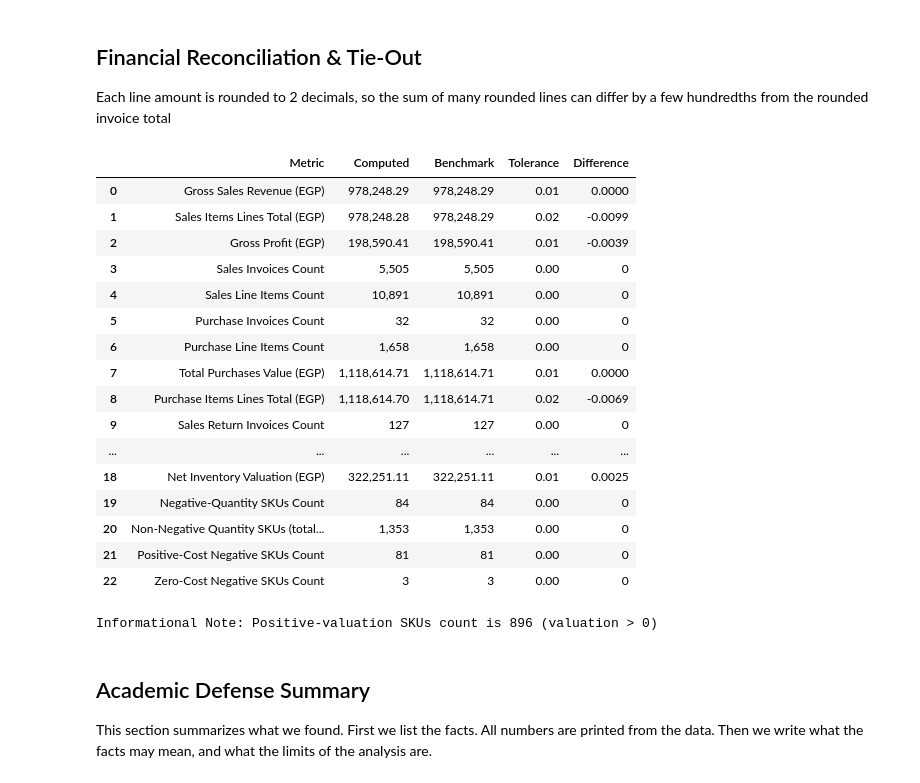
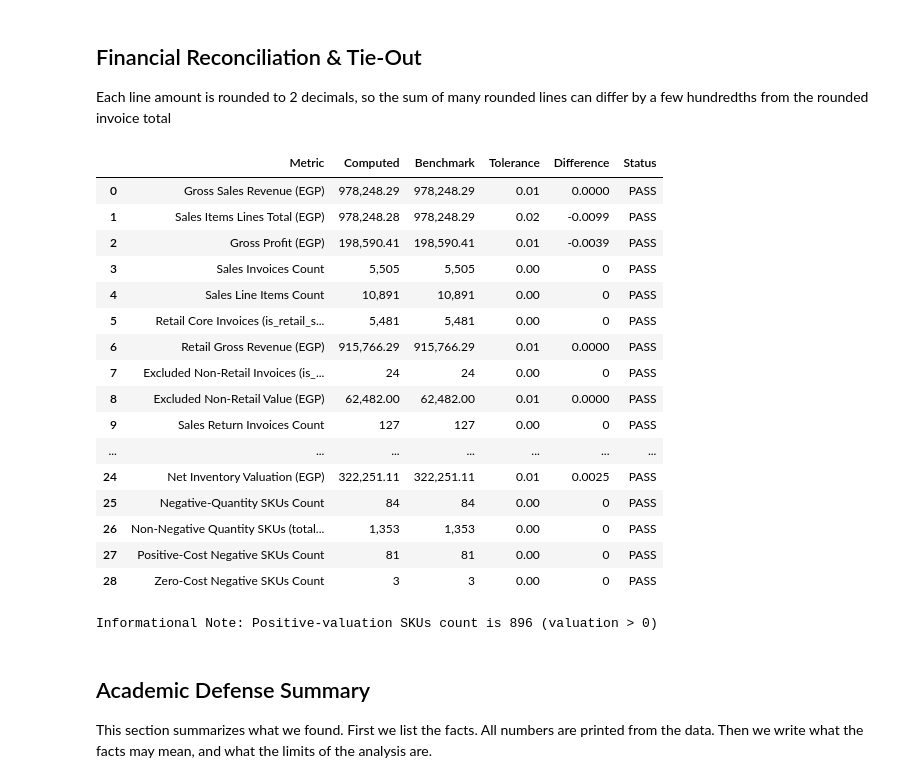
Before and after one commit to adhamahmed52g52-hash/Cosmetics-Store-Analytics-Business-Intelligence, a Jupyter notebook: notebooks/cosmetics_data_analysis.ipynb, the cells around one changed output. Saved outputs shown, nothing was run; the diff lists cells and outputs as text; code cells hidden in the pictures.

```diff
--- a/notebooks/cosmetics_data_analysis.ipynb
+++ b/notebooks/cosmetics_data_analysis.ipynb
@@ -27,12 +27,18 @@ plt.rcParams['figure.titlesize'] = 12  #--> بيحدد حجم خط العناو
 Load Standardized Datasets
 # %%
 current_dir = Path.cwd()  #--> cwd() --> بيرجع مسار مجلد العمل الحالي
-if current_dir.name == "notebooks":  #--> بيتحقق لو المسار الحالي داخل مجلد notebooks
-    project_root = current_dir.parent  #--> parent --> بيرجع للمجلد الرئيسي للمشروع
-else:  #--> في حالة لو كنا بالفعل في المجلد الرئيسي
-    project_root = current_dir  #--> بيعتمد المجلد الحالي كمسار رئيسي
-
-data_dir = project_root / "data" / "processed"  #--> بيحدد مسار مجلد البيانات النظيفة الجاهزة للتحليل
+if (current_dir / "data" / "processed").exists():  #--> فحص وجود مجلد البيانات في المسار الحالي
+    project_root = current_dir
+    data_dir = current_dir / "data" / "processed"
+elif (current_dir / "cosmetics_store_rebuild" / "data" / "processed").exists():  #--> فحص وجوده داخل مجلد المشروع
+    project_root = current_dir / "cosmetics_store_rebuild"
+    data_dir = project_root / "data" / "processed"
+elif (current_dir.parent / "data" / "processed").exists():  #--> فحص وجوده في المجلد الأب
+    project_root = current_dir.parent
+    data_dir = project_root / "data" / "processed"
+else:
+    project_root = current_dir
+    data_dir = current_dir / "data" / "processed"
 
 print("Project Root:", project_root)  #--> print() --> بيطبع المسار الرئيسي
 print("Data Directory:", data_dir)  #--> print() --> بيطبع مسار مجلد البيانات
@@ -1010,68 +1052,75 @@ purchase_items_line_sum = purchase_items_df['line_final'].sum()  #--> sum() -->
 returns_items_line_sum = returns_items_df['line_final'].sum()  #--> sum() --> بيحسب مجموع سطور بنود المرتجعات
 
 recon_specs = [  #--> قائمة تضم مواصفات المطابقة المالية والتشغيلية لكل مقياس
-    ("Gross Sales Revenue (EGP)", total_revenue, 978248.29, 0.01, False),  #--> مطابقة إجمالي الإيرادات
+    ("Gross Sales Revenue (EGP)", total_revenue, 978248.29, 0.01, False),  #--> مطابقة إجمالي الإيرادات المسجلة
     ("Sales Items Lines Total (EGP)", sales_items_line_sum, 978248.29, 0.02, False),  #--> مطابقة مجموع بنود المبيعات
     ("Gross Profit (EGP)", total_profit, 198590.41, 0.01, False),  #--> مطابقة مجمل الأرباح
     ("Sales Invoices Count", total_invoices, 5505, 0.00, True),  #--> مطابقة عدد فواتير المبيعات
     ("Sales Line Items Count", len(sales_items_df), 10891, 0.00, True),  #--> len() --> مطابقة عدد بنود فواتير المبيعات
-    ("Purchase Invoices Count", len(purchase_invoices_df), 32, 0.00, True),  #--> len() --> مطابقة عدد فواتير المشتريات
-    ("Purchase Line Items Count", len(purchase_items_df), 1658, 0.00, True),  #--> len() --> مطابقة عدد بنود فواتير المشتريات
-    ("Total Purchases Value (EGP)", purchase_invoices_df['final_total'].sum(), 1118614.71, 0.01, False),  #--> sum() --> مطابقة إجمالي قيمة المشتريات
-    ("Purchase Items Lines Total (EGP)", purchase_items_line_sum, 1118614.71, 0.02, False),  #--> sum() --> مطابقة مجموع بنود المشتريات
+    ("Retail Core Invoices (is_retail_sale=1)", len(retail_sales), 5481, 0.00, True),  #--> مطابقة عدد فواتير التجزئة الحقيقية
+    ("Retail Gross Revenue (EGP)", retail_gross_rev, 915766.29, 0.01, False),  #--> مطابقة إجمالي إيراد التجزئة
+    ("Excluded Non-Retail Invoices (is_retail_sale=0)", len(non_retail_txns), 24, 0.00, True),  #--> مطابقة عدد المعاملات غير البيعية المستبعدة
+    ("Excluded Non-Retail Value (EGP)", non_retail_txns['final_total'].sum(), 62482.00, 0.01, False),  #--> مطابقة قيمة المعاملات غير البيعية
     ("Sales Return Invoices Count", len(returns_invoices_df), 127, 0.00, True),  #--> len() --> مطابقة عدد فواتير المرتجعات
     ("Sales Return Items Count", len(returns_items_df), 157, 0.00, True),  #--> len() --> مطابقة عدد بنود المرتجعات
     ("Total Returns Value (EGP)", returns_invoices_df['final_total'].sum(), -13779.78, 0.01, False),  #--> sum() --> مطابقة إجمالي قيمة المرتجعات
     ("Return Items Lines Total (EGP)", returns_items_line_sum, -13779.78, 0.02, False),  #--> sum() --> مطابقة مجموع بنود المرتجعات
     ("Returns Profit Impact (EGP)", returns_items_df['profit'].sum(), -3020.12, 0.01, False),  #--> sum() --> مطابقة أثر المرتجعات على الأرباح
+    ("Retail Net Revenue (915.7k - Returns)", retail_net_rev, 901986.51, 0.01, False),  #--> صافي مبيعات التجزئة بعد خصم المرتجعات
+    ("Retail Net Profit (195.5k - Returns Profit)", retail_net_prof, 192534.06, 0.01, False),  #--> صافي أرباح التجزئة بعد خصم المرتجعات
+    ("Purchase Invoices Count", len(purchase_invoices_df), 32, 0.00, True),  #--> len() --> مطابقة عدد فواتير المشتريات
+    ("Purchase Line Items Count", len(purchase_items_df), 1658, 0.00, True),  #--> len() --> مطابقة عدد بنود فواتير المشتريات
+    ("Total Purchases Value (EGP)", purchase_invoices_df['final_total'].sum(), 1118614.71, 0.01, False),  #--> sum() --> مطابقة إجمالي قيمة المشتريات
+    ("Purchase Items Lines Total (EGP)", purchase_items_line_sum, 1118614.71, 0.02, False),  #--> sum() --> مطابقة مجموع بنود المشتريات
     ("Total Catalog SKUs", len(products_df), 1437, 0.00, True),  #--> len() --> مطابقة إجمالي عدد الأصناف في الكتالوج
     ("Total Accounts Count", len(accounts_df), 37, 0.00, True),  #--> len() --> مطابقة إجمالي عدد الحسابات
     ("Positive Stock Valuation (EGP)", positive_valuation_val, 336052.21, 0.01, False),  #--> مطابقة تقييم المخزون الموجب
     ("Negative Stock Impact (EGP)", negative_valuation_val, -13801.10, 0.01, False),  #--> مطابقة أثر المخزون السالب
     ("Net Inventory Valuation (EGP)", net_valuation, 322251.11, 0.01, False),  #--> مطابقة صافي تقييم المخزون
     ("Negative-Quantity SKUs Count", negative_qty_skus, 84, 0.00, True),  #--> مطابقة عدد الأصناف ذات الرصيد السالب
     ("Non-Negative Quantity SKUs (total_qty >= 0)", non_negative_qty_skus, 1353, 0.00, True),  #--> مطابقة عدد الأصناف ذات الرصيد غير السالب
     ("Positive-Cost Negative SKUs Count", negative_cost_skus, 81, 0.00, True),  #--> مطابقة الأصناف السالبة ذات التكلفة الموجبة
     ("Zero-Cost Negative SKUs Count", len(zero_cost_neg), 3, 0.00, True),  #--> len() --> مطابقة الأصناف السالبة ذات التكلفة الصفرية
 ]
 
 recon_rows = []  #--> قائمة لتجميع صفوف نتائج التدقيق والمطابقة
 for name, comp, bench, tol, is_cnt in recon_specs:  #--> حلقة تكرارية لفحص ومطابقة كل مقياس محسوب مع المعيار
     diff = comp - bench  #--> بيحسب الفرق الحسابي بين القيمة المحسوبة وقيمة المعيار
     status = "PASS" if abs(diff) <= tol + 1e-9 else "FAIL"  #--> abs() --> بيحدد حالة النجاح في حال كان الفرق ضمن حدود التفاوت المسموح بها
     comp_str = f"{int(comp):,d}" if is_cnt else f"{comp:,.2f}"  #--> int() --> بينسق القيمة المحسوبة إما كعدد صحيح أو رقم عشري
     bench_str = f"{int(bench):,d}" if is_cnt else f"{bench:,.2f}"  #--> int() --> بينسق قيمة المعيار المرجعي
     diff_str = f"{int(diff):,d}" if is_cnt else f"{diff:.4f}"  #--> int() --> بينسق فرق الحساب للتأكد من التطابق
     recon_rows.append({  #--> append() --> بيضيف نتيجة فحص المقياس إلى قائمة النتائج
-        "Metric": name,  #--> اسم المقياس
-        "Computed": comp_str,  #--> القيمة المحسوبة
-        "Benchmark": bench_str,  #--> القيمة المعيارية المعتمدة
-        "Tolerance": f"{tol:.2f}",  #--> حد التفاوت المسموح
-        "Difference": diff_str  #--> الفرق الفعلي
+        "Metric": name,
+        "Computed": comp_str,
+        "Benchmark": bench_str,
+        "Tolerance": f"{tol:.2f}",
+        "Difference": diff_str,
+        "Status": status
     })
 
 recon_df = pd.DataFrame(recon_rows)  #--> DataFrame() --> بينشئ جدول المطابقة الشامل للتحقق من الأرقام
 display(recon_df)  #--> display() --> بيعرض جدول نتائج المطابقة المالية والتشغيلية
 
 print(f"\nInformational Note: Positive-valuation SKUs count is {positive_valuation_skus} (valuation > 0)")  #--> print() --> بيطبع ملاحظة توضيحية لعدد الأصناف ذات التقييم الإيجابي
 # %% [output]
-|  | Metric | Computed | Benchmark | Tolerance | Difference |
-| 0 | Gross Sales Revenue (EGP) | 978,248.29 | 978,248.29 | 0.01 | 0.0000 |
-| 1 | Sales Items Lines Total (EGP) | 978,248.28 | 978,248.29 | 0.02 | -0.0099 |
-| 2 | Gross Profit (EGP) | 198,590.41 | 198,590.41 | 0.01 | -0.0039 |
-| 3 | Sales Invoices Count | 5,505 | 5,505 | 0.00 | 0 |
-| 4 | Sales Line Items Count | 10,891 | 10,891 | 0.00 | 0 |
-| 5 | Purchase Invoices Count | 32 | 32 | 0.00 | 0 |
-| 6 | Purchase Line Items Count | 1,658 | 1,658 | 0.00 | 0 |
-| 7 | Total Purchases Value (EGP) | 1,118,614.71 | 1,118,614.71 | 0.01 | 0.0000 |
-| 8 | Purchase Items Lines Total (EGP) | 1,118,614.70 | 1,118,614.71 | 0.02 | -0.0069 |
-| 9 | Sales Return Invoices Count | 127 | 127 | 0.00 | 0 |
-| ... | ... | ... | ... | ... | ... |
-| 18 | Net Inventory Valuation (EGP) | 322,251.11 | 322,251.11 | 0.01 | 0.0025 |
-| 19 | Negative-Quantity SKUs Count | 84 | 84 | 0.00 | 0 |
-| 20 | Non-Negative Quantity SKUs (total... | 1,353 | 1,353 | 0.00 | 0 |
-| 21 | Positive-Cost Negative SKUs Count | 81 | 81 | 0.00 | 0 |
-| 22 | Zero-Cost Negative SKUs Count | 3 | 3 | 0.00 | 0 |
+|  | Metric | Computed | Benchmark | Tolerance | Difference | Status |
+| 0 | Gross Sales Revenue (EGP) | 978,248.29 | 978,248.29 | 0.01 | 0.0000 | PASS |
+| 1 | Sales Items Lines Total (EGP) | 978,248.28 | 978,248.29 | 0.02 | -0.0099 | PASS |
+| 2 | Gross Profit (EGP) | 198,590.41 | 198,590.41 | 0.01 | -0.0039 | PASS |
+| 3 | Sales Invoices Count | 5,505 | 5,505 | 0.00 | 0 | PASS |
+| 4 | Sales Line Items Count | 10,891 | 10,891 | 0.00 | 0 | PASS |
+| 5 | Retail Core Invoices (is_retail_s... | 5,481 | 5,481 | 0.00 | 0 | PASS |
+| 6 | Retail Gross Revenue (EGP) | 915,766.29 | 915,766.29 | 0.01 | 0.0000 | PASS |
+| 7 | Excluded Non-Retail Invoices (is_... | 24 | 24 | 0.00 | 0 | PASS |
+| 8 | Excluded Non-Retail Value (EGP) | 62,482.00 | 62,482.00 | 0.01 | 0.0000 | PASS |
+| 9 | Sales Return Invoices Count | 127 | 127 | 0.00 | 0 | PASS |
+| ... | ... | ... | ... | ... | ... | ... |
+| 24 | Net Inventory Valuation (EGP) | 322,251.11 | 322,251.11 | 0.01 | 0.0025 | PASS |
+| 25 | Negative-Quantity SKUs Count | 84 | 84 | 0.00 | 0 | PASS |
+| 26 | Non-Negative Quantity SKUs (total... | 1,353 | 1,353 | 0.00 | 0 | PASS |
+| 27 | Positive-Cost Negative SKUs Count | 81 | 81 | 0.00 | 0 | PASS |
+| 28 | Zero-Cost Negative SKUs Count | 3 | 3 | 0.00 | 0 | PASS |
 Informational Note: Positive-valuation SKUs count is 896 (valuation > 0)
 # %% [markdown]
 ##  Academic Defense Summary
```
Also changed, not shown: parts of 18 cells of this notebook, 35 other files.
